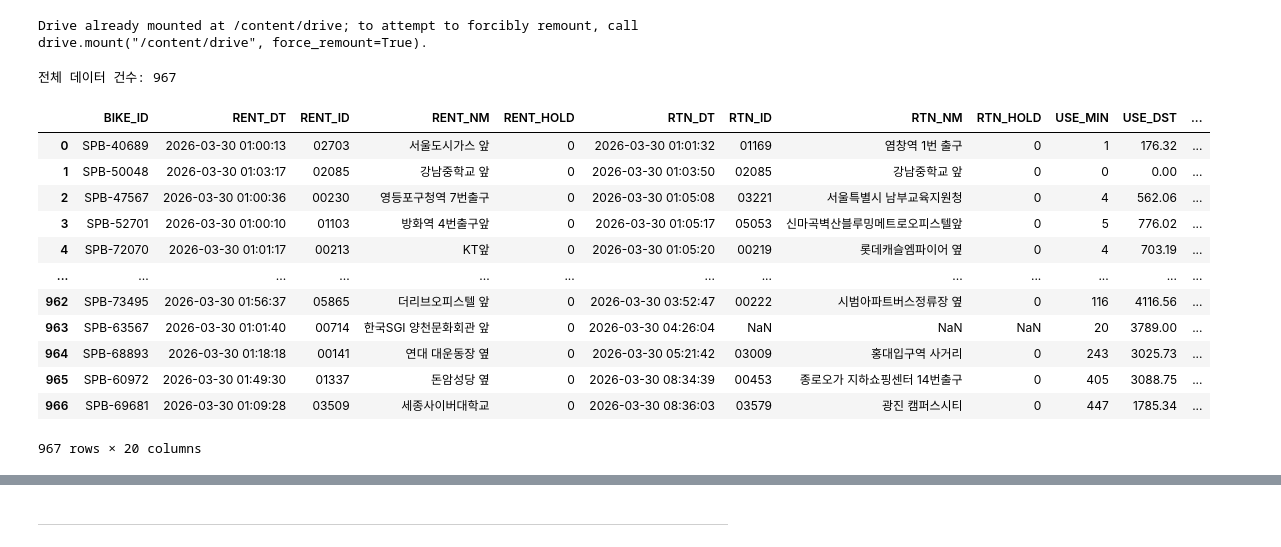
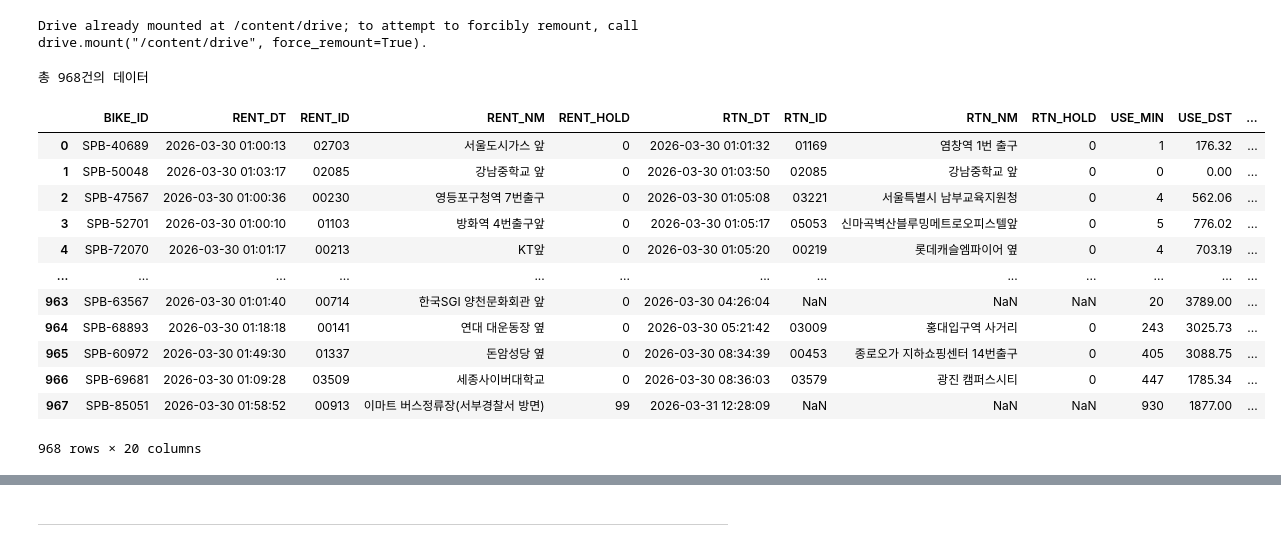
Before and after one commit to syeonris72/seoul-bicycle-analysis, a Jupyter notebook: sub/notebooks/01_data_collection_seoul_bike.ipynb, the cells around one changed output, grey strips where cells are left out. Saved outputs shown, nothing was run; the diff lists cells and outputs as text; code cells hidden in the pictures.

```diff
--- a/sub/notebooks/01_data_collection_seoul_bike.ipynb
+++ b/sub/notebooks/01_data_collection_seoul_bike.ipynb
@@ -32,26 +26,0 @@ end = 1000
-# %%
-# JSON
-url = (f'http://openapi.seoul.go.kr:8088/{api_key}/json/tbCycleRentData/{start}/{end}/2026-03-30/1/')
-data = requests.get(url, timeout=10).json() # JSON 형식으로 자동 파싱
-# pprint.pprint(data)
-
-data_dict = data.get('rentData', {})
-print(f'전체 데이터 건수: {data_dict.get("list_total_count", "알 수 없음")}')
-
-bike_rent_df = pd.DataFrame(data_dict.get('row', []))
-bike_rent_df
-# %% [output]
-전체 데이터 건수: 967
-|  | BIKE_ID | RENT_DT | RENT_ID | RENT_NM | RENT_HOLD | RTN_DT | RTN_ID | RTN_NM | RTN_HOLD | USE_MIN | USE_DST | ... |
-| 0 | SPB-40689 | 2026-03-30 01:00:13 | 02703 | 서울도시가스 앞 | 0 | 2026-03-30 01:01:32 | 01169 | 염창역 1번 출구 | 0 | 1 | 176.32 | ... |
-| 1 | SPB-50048 | 2026-03-30 01:03:17 | 02085 | 강남중학교 앞 | 0 | 2026-03-30 01:03:50 | 02085 | 강남중학교 앞 | 0 | 0 | 0.00 | ... |
-| 2 | SPB-47567 | 2026-03-30 01:00:36 | 00230 | 영등포구청역 7번출구 | 0 | 2026-03-30 01:05:08 | 03221 | 서울특별시 남부교육지원청 | 0 | 4 | 562.06 | ... |
-| 3 | SPB-52701 | 2026-03-30 01:00:10 | 01103 | 방화역 4번출구앞 | 0 | 2026-03-30 01:05:17 | 05053 | 신마곡벽산블루밍메트로오피스텔앞 | 0 | 5 | 776.02 | ... |
-| 4 | SPB-72070 | 2026-03-30 01:01:17 | 00213 | KT앞 | 0 | 2026-03-30 01:05:20 | 00219 | 롯데캐슬엠파이어 옆 | 0 | 4 | 703.19 | ... |
-| ... | ... | ... | ... | ... | ... | ... | ... | ... | ... | ... | ... | ... |
-| 962 | SPB-73495 | 2026-03-30 01:56:37 | 05865 | 더리브오피스텔 앞 | 0 | 2026-03-30 03:52:47 | 00222 | 시범아파트버스정류장 옆 | 0 | 116 | 4116.56 | ... |
-| 963 | SPB-63567 | 2026-03-30 01:01:40 | 00714 | 한국SGI 양천문화회관 앞 | 0 | 2026-03-30 04:26:04 | NaN | NaN | NaN | 20 | 3789.00 | ... |
-| 964 | SPB-68893 | 2026-03-30 01:18:18 | 00141 | 연대 대운동장 옆 | 0 | 2026-03-30 05:21:42 | 03009 | 홍대입구역 사거리 | 0 | 243 | 3025.73 | ... |
-| 965 | SPB-60972 | 2026-03-30 01:49:30 | 01337 | 돈암성당 옆 | 0 | 2026-03-30 08:34:39 | 00453 | 종로오가 지하쇼핑센터 14번출구 | 0 | 405 | 3088.75 | ... |
-| 966 | SPB-69681 | 2026-03-30 01:09:28 | 03509 | 세종사이버대학교 | 0 | 2026-03-30 08:36:03 | 03579 | 광진 캠퍼스시티 | 0 | 447 | 1785.34 | ... |
-967 rows × 20 columns
@@ -58,3 +31,50 @@ bike_rent_df
+# %%
+all_rows = []  # 수집한 데이터를 담을 빈 리스트
+start = 1
+end = 1000  # 한 번에 가져올 데이터 양 (서울시 따릉이 API는 한 번의 호출로 최대 1,000건까지 제한적으로 데이터 가져오기 가능)
+
+while True:
+    url = f'http://openapi.seoul.go.kr:8088/{api_key}/json/tbCycleRentData/{start}/{end}/{yesterday_str}/1/'
+
+    try:
+        response = requests.get(url, timeout=10).json()
+
+        # 데이터가 정상적으로 들어있는지 확인
+        if 'rentData' in response and 'row' in response['rentData']:
+            rows = response['rentData']['row']
+            all_rows.extend(rows)  # 가져온 데이터를 리스트에 추가
+
+            print(f"총 {len(all_rows)}건의 데이터")
+
+            # 다음 1000건을 위해 번호 업데이트
+            start += 1000
+            end += 1000
+        else:
+            # 더 이상 가져올 데이터가 없으면 반복문 종료
+            break
+
+    except Exception as e:
+        print(f"오류 발생: {e}")
+        break
+
+# 최종 데이터프레임 생성
+bike_rent_df = pd.DataFrame(all_rows)
+bike_rent_df
+# %% [output]
+총 968건의 데이터
+|  | BIKE_ID | RENT_DT | RENT_ID | RENT_NM | RENT_HOLD | RTN_DT | RTN_ID | RTN_NM | RTN_HOLD | USE_MIN | USE_DST | ... |
+| 0 | SPB-40689 | 2026-03-30 01:00:13 | 02703 | 서울도시가스 앞 | 0 | 2026-03-30 01:01:32 | 01169 | 염창역 1번 출구 | 0 | 1 | 176.32 | ... |
+| 1 | SPB-50048 | 2026-03-30 01:03:17 | 02085 | 강남중학교 앞 | 0 | 2026-03-30 01:03:50 | 02085 | 강남중학교 앞 | 0 | 0 | 0.00 | ... |
+| 2 | SPB-47567 | 2026-03-30 01:00:36 | 00230 | 영등포구청역 7번출구 | 0 | 2026-03-30 01:05:08 | 03221 | 서울특별시 남부교육지원청 | 0 | 4 | 562.06 | ... |
+| 3 | SPB-52701 | 2026-03-30 01:00:10 | 01103 | 방화역 4번출구앞 | 0 | 2026-03-30 01:05:17 | 05053 | 신마곡벽산블루밍메트로오피스텔앞 | 0 | 5 | 776.02 | ... |
+| 4 | SPB-72070 | 2026-03-30 01:01:17 | 00213 | KT앞 | 0 | 2026-03-30 01:05:20 | 00219 | 롯데캐슬엠파이어 옆 | 0 | 4 | 703.19 | ... |
+| ... | ... | ... | ... | ... | ... | ... | ... | ... | ... | ... | ... | ... |
+| 963 | SPB-63567 | 2026-03-30 01:01:40 | 00714 | 한국SGI 양천문화회관 앞 | 0 | 2026-03-30 04:26:04 | NaN | NaN | NaN | 20 | 3789.00 | ... |
+| 964 | SPB-68893 | 2026-03-30 01:18:18 | 00141 | 연대 대운동장 옆 | 0 | 2026-03-30 05:21:42 | 03009 | 홍대입구역 사거리 | 0 | 243 | 3025.73 | ... |
+| 965 | SPB-60972 | 2026-03-30 01:49:30 | 01337 | 돈암성당 옆 | 0 | 2026-03-30 08:34:39 | 00453 | 종로오가 지하쇼핑센터 14번출구 | 0 | 405 | 3088.75 | ... |
+| 966 | SPB-69681 | 2026-03-30 01:09:28 | 03509 | 세종사이버대학교 | 0 | 2026-03-30 08:36:03 | 03579 | 광진 캠퍼스시티 | 0 | 447 | 1785.34 | ... |
+| 967 | SPB-85051 | 2026-03-30 01:58:52 | 00913 | 이마트 버스정류장(서부경찰서 방면) | 99 | 2026-03-31 12:28:09 | NaN | NaN | NaN | 930 | 1877.00 | ... |
+968 rows × 20 columns
 # %%
 bike_rent_df.info()
 # %% [output]
```
Also changed, not shown: parts of 8 cells of this notebook.
